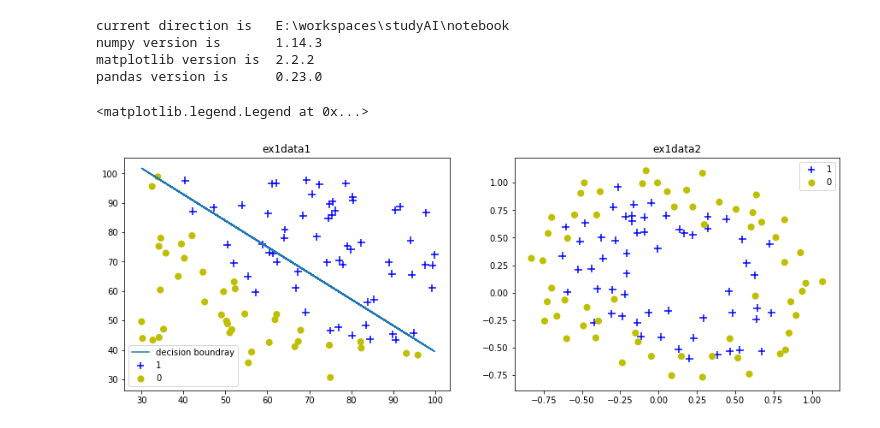
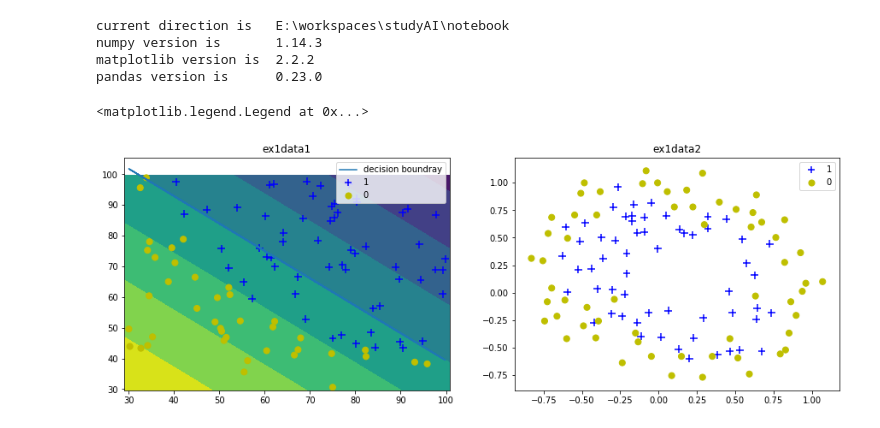
Before and after one commit to szlevinli/studyAI, a Jupyter notebook: notebook/plot_scatter.ipynb, the cells around one changed output. Saved outputs shown, nothing was run; the diff lists cells and outputs as text; code cells hidden in the pictures.

```diff
--- a/notebook/plot_scatter.ipynb
+++ b/notebook/plot_scatter.ipynb
@@ -17,40 +49,60 @@ pandas version is      0.23.0
 # %%
 fig, axes = plt.subplots(1, 2, figsize=[15, 5])
 
+#################################################################
+# plot ex2data1
 df = pd.read_csv('../data/andrew/ex2data1.csv', header=None)
 x = df[0]
 y = df[1]
+
+### plot decision boundary with single line ###
+theta_0, theta_1, theta_2 = 0.06922989, -0.00048071, -0.00053823
+yy = -1 * (theta_0 + theta_1 * x) / theta_2
+axes[0].plot(x, yy, label='decision boundray')
+
+### plot decision boundray use contour ###
+theta = [0.06922989, -0.00048071, -0.00053823]
+x1_min, x1_max = df[0].min() - 1, df[0].max() + 1
+x2_min, x2_max = df[1].min() - 1, df[1].max() + 1
+
+xx1, xx2 = np.meshgrid(np.arange(x1_min, x1_max, 0.1), np.arange(x2_min, x2_max, 0.1))
+
+X = np.concatenate(
+        (np.ones((xx1.shape[0]*xx1.shape[1], 1)),
+         np.c_[xx1.ravel(), xx2.ravel()]),
+    axis=1)
+assert X.shape[1] == 3
+
+h = hypothesis_function(theta, X)
+assert X.shape[0] == h.shape[0]
+H = h.reshape(xx1.shape)
+
+axes[0].contourf(xx1, xx2, H)
+
+### plot scatter ###
 area = df[2]
 
 masked_0 = np.ma.masked_where(area == 0, area) * 80
 masked_1 = np.ma.masked_where(area == 1, area) + 50
 axes[0].scatter(x, y, s=masked_0, marker='+', c='b', label='1')
 axes[0].scatter(x, y, s=masked_1, marker='o', c='y', label='0')
 axes[0].set_title('ex1data1')
 
-# plot ex1data1 decision boundary
-theta_0, theta_1, theta_2 = 0.06922989, -0.00048071, -0.00053823
-# x1_1 = x.max() + 2
-# x1_2 = x.min() - 2
-# x2_1 = -1 * (theta_0 + theta_1 * x1_1) / theta_2
-# x2_2 = -1 * (theta_0 + theta_1 * x1_2) / theta_2
-yy = -1 * (theta_0 + theta_1 * x) / theta_2
-axes[0].plot(x, yy, label='decision boundray')
-
 axes[0].legend()
 
 #################################################################
+# plot ex2data2
 df = pd.read_csv('../data/andrew/ex2data2.csv', header=None)
 x = df[0]
 y = df[1]
 area = df[2]
 
 masked_0 = np.ma.masked_where(area == 0, area) * 80
 masked_1 = np.ma.masked_where(area == 1, area) + 50
 axes[1].scatter(x, y, s=masked_0, marker='+', c='b', label='1')
 axes[1].scatter(x, y, s=masked_1, marker='o', c='y', label='0')
 axes[1].set_title('ex1data2')
 axes[1].legend()
 # %% [output]
 <matplotlib.legend.Legend at 0x...>
-[figure, old version]
+[figure, new version]
```
Also changed, not shown: parts of 2 cells of this notebook.
